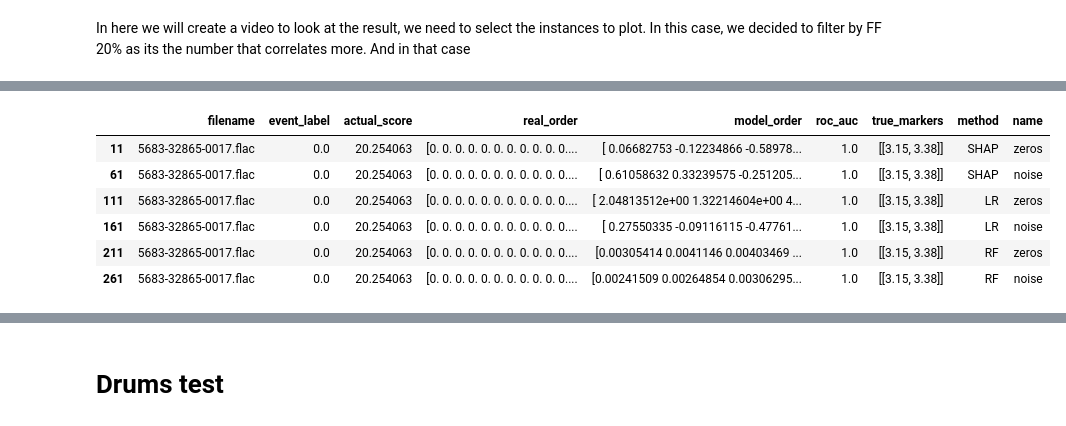
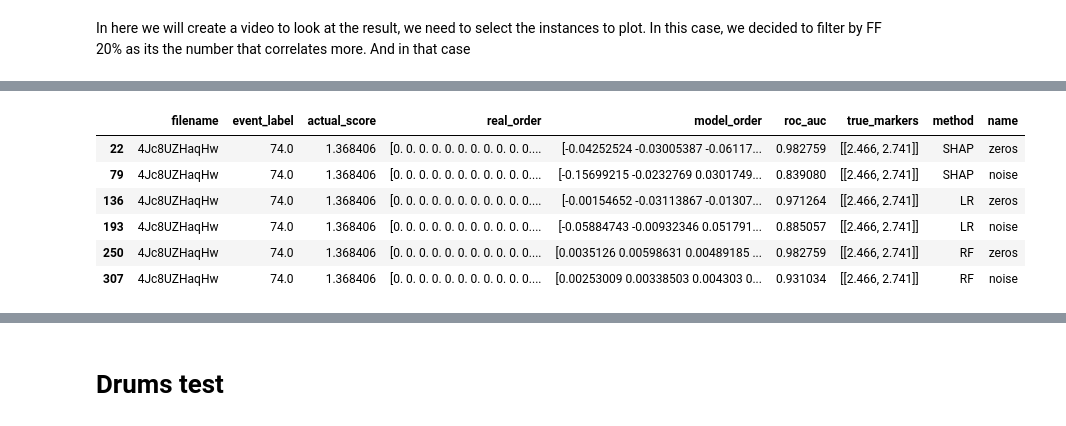
Before and after one commit to ceciliabolanos/explain_where, a Jupyter notebook: metrics_evaluation.ipynb, the cells around one changed output, grey strips where cells are left out. Saved outputs shown, nothing was run; the diff lists cells and outputs as text; code cells hidden in the pictures.

```diff
--- a/metrics_evaluation.ipynb
+++ b/metrics_evaluation.ipynb
@@ -244,10 +256,10 @@ final_df_combination_ff.groupby(["method", "name"], as_index=False).apply(lambda
 # %%
-final_df_combination[final_df_combination["filename"] == "5683-32865-0017.flac"]
+final_df_combination[final_df_combination["filename"] == "4Jc8UZHaqHw"]
 # %% [output]
 |  | filename | event_label | actual_score | real_order | model_order | roc_auc | true_markers | method | name |
-| 11 | 5683-32865-0017.flac | 0.0 | 20.254063 | [0. 0. 0. 0. 0. 0. 0. 0. 0. 0. 0.... | [ 0.06682753 -0.12234866 -0.58978... | 1.0 | [[3.15, 3.38]] | SHAP | zeros |
-| 61 | 5683-32865-0017.flac | 0.0 | 20.254063 | [0. 0. 0. 0. 0. 0. 0. 0. 0. 0. 0.... | [ 0.61058632 0.33239575 -0.251205... | 1.0 | [[3.15, 3.38]] | SHAP | noise |
-| 111 | 5683-32865-0017.flac | 0.0 | 20.254063 | [0. 0. 0. 0. 0. 0. 0. 0. 0. 0. 0.... | [ 2.04813512e+00 1.32214604e+00 4... | 1.0 | [[3.15, 3.38]] | LR | zeros |
-| 161 | 5683-32865-0017.flac | 0.0 | 20.254063 | [0. 0. 0. 0. 0. 0. 0. 0. 0. 0. 0.... | [ 0.27550335 -0.09116115 -0.47761... | 1.0 | [[3.15, 3.38]] | LR | noise |
-| 211 | 5683-32865-0017.flac | 0.0 | 20.254063 | [0. 0. 0. 0. 0. 0. 0. 0. 0. 0. 0.... | [0.00305414 0.0041146 0.00403469 ... | 1.0 | [[3.15, 3.38]] | RF | zeros |
-| 261 | 5683-32865-0017.flac | 0.0 | 20.254063 | [0. 0. 0. 0. 0. 0. 0. 0. 0. 0. 0.... | [0.00241509 0.00264854 0.00306295... | 1.0 | [[3.15, 3.38]] | RF | noise |
+| 22 | 4Jc8UZHaqHw | 74.0 | 1.368406 | [0. 0. 0. 0. 0. 0. 0. 0. 0. 0. 0.... | [-0.04252524 -0.03005387 -0.06117... | 0.982759 | [[2.466, 2.741]] | SHAP | zeros |
+| 79 | 4Jc8UZHaqHw | 74.0 | 1.368406 | [0. 0. 0. 0. 0. 0. 0. 0. 0. 0. 0.... | [-0.15699215 -0.0232769 0.0301749... | 0.839080 | [[2.466, 2.741]] | SHAP | noise |
+| 136 | 4Jc8UZHaqHw | 74.0 | 1.368406 | [0. 0. 0. 0. 0. 0. 0. 0. 0. 0. 0.... | [-0.00154652 -0.03113867 -0.01307... | 0.971264 | [[2.466, 2.741]] | LR | zeros |
+| 193 | 4Jc8UZHaqHw | 74.0 | 1.368406 | [0. 0. 0. 0. 0. 0. 0. 0. 0. 0. 0.... | [-0.05884743 -0.00932346 0.051791... | 0.885057 | [[2.466, 2.741]] | LR | noise |
+| 250 | 4Jc8UZHaqHw | 74.0 | 1.368406 | [0. 0. 0. 0. 0. 0. 0. 0. 0. 0. 0.... | [0.0035126 0.00598631 0.00489185 ... | 0.982759 | [[2.466, 2.741]] | RF | zeros |
+| 307 | 4Jc8UZHaqHw | 74.0 | 1.368406 | [0. 0. 0. 0. 0. 0. 0. 0. 0. 0. 0.... | [0.00253009 0.00338503 0.004303 0... | 0.931034 | [[2.466, 2.741]] | RF | noise |
```
Also changed, not shown: parts of 9 cells of this notebook, 12 other files.
